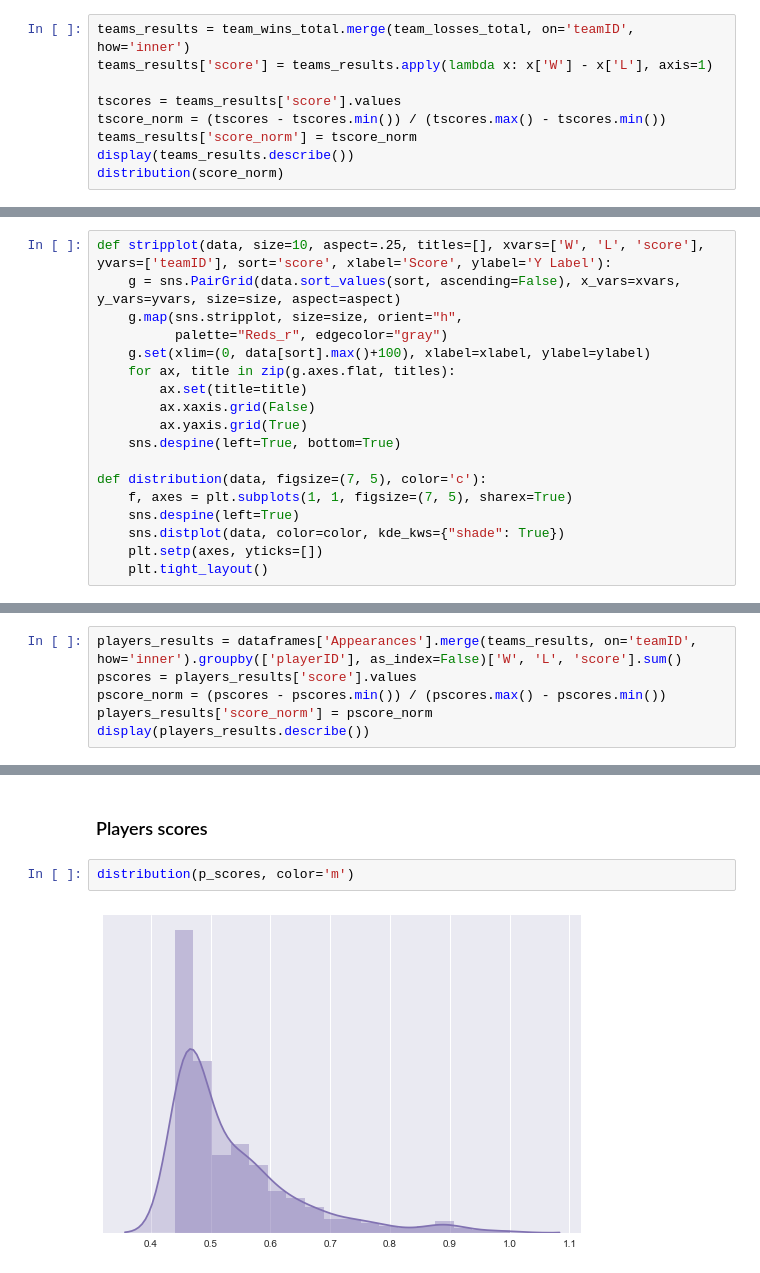
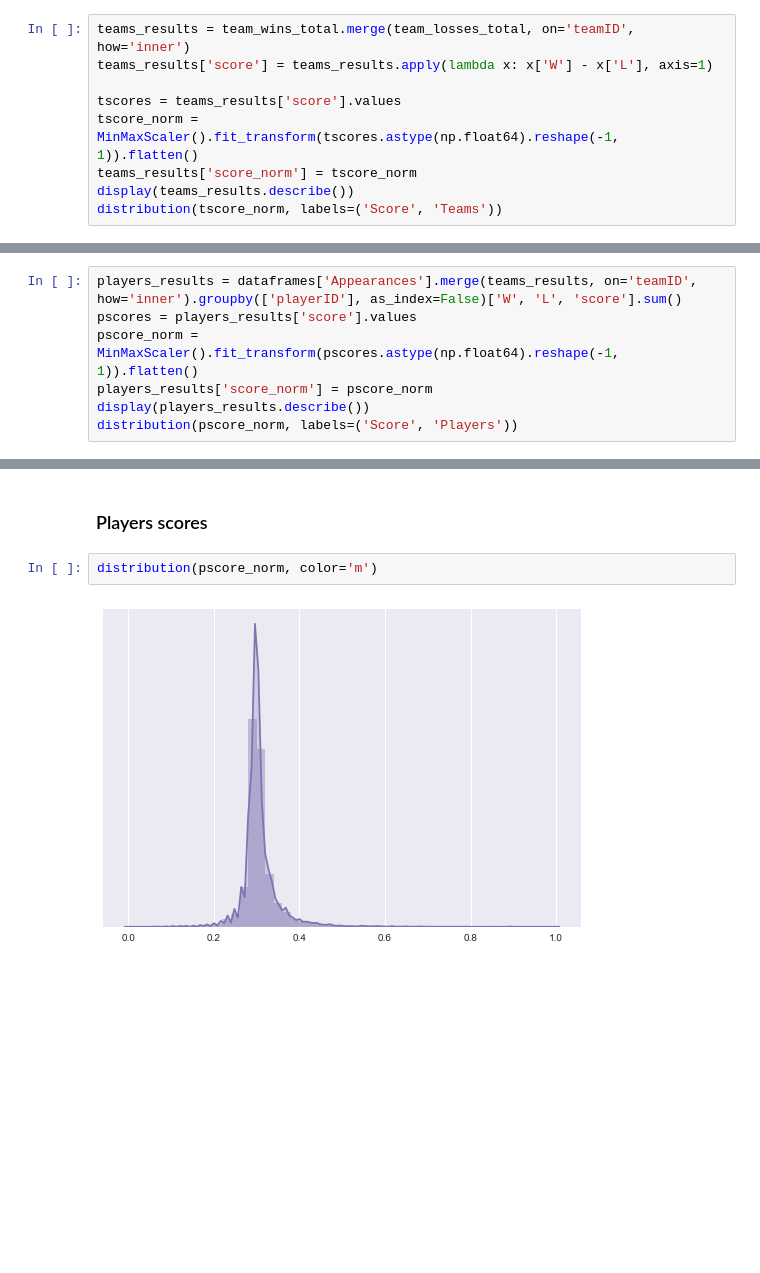
Before and after one commit to davidvartanian/dand-data-analysis-process, a Jupyter notebook: Investigate Data.ipynb, the cells around one changed output, grey strips where cells are left out. Cells and saved outputs as stored; diff of their text form; blank space fills up the shorter version.

```diff
--- a/Investigate Data.ipynb
+++ b/Investigate Data.ipynb
@@ -149,10 +218,10 @@ teams_results = team_wins_total.merge(team_losses_total, on='teamID', how='inner
 teams_results['score'] = teams_results.apply(lambda x: x['W'] - x['L'], axis=1)
 
 tscores = teams_results['score'].values
-tscore_norm = (tscores - tscores.min()) / (tscores.max() - tscores.min())
+tscore_norm = MinMaxScaler().fit_transform(tscores.astype(np.float64).reshape(-1, 1)).flatten()
 teams_results['score_norm'] = tscore_norm
 display(teams_results.describe())
-distribution(score_norm)
+distribution(tscore_norm, labels=('Score', 'Teams'))
 # %% [output]
 |  | W | L | score | score_norm |
 | count | 149.000000 | 149.000000 | 149.000000 | 149.000000 |
@@ -186,24 +255,6 @@ display(best_teams.describe())
 | max | 10711.000000 | 10188.000000 | 2436.000000 | 1.000000 |
 # %% [markdown]
 Now we have only 29 teams. If you check the previous figure the minimum score_norm was 0. Now it is 0.33, and max of course 1 since these are the best teams.
-# %%
-def stripplot(data, size=10, aspect=.25, titles=[], xvars=['W', 'L', 'score'], yvars=['teamID'], sort='score', xlabel='Score', ylabel='Y Label'):
-    g = sns.PairGrid(data.sort_values(sort, ascending=False), x_vars=xvars, y_vars=yvars, size=size, aspect=aspect)
-    g.map(sns.stripplot, size=size, orient="h",
-          palette="Reds_r", edgecolor="gray")
-    g.set(xlim=(0, data[sort].max()+100), xlabel=xlabel, ylabel=ylabel)
-    for ax, title in zip(g.axes.flat, titles):
-        ax.set(title=title)
-        ax.xaxis.grid(False)
-        ax.yaxis.grid(True)
-    sns.despine(left=True, bottom=True)
-
-def distribution(data, figsize=(7, 5), color='c'):
-    f, axes = plt.subplots(1, 1, figsize=(7, 5), sharex=True)
-    sns.despine(left=True)
-    sns.distplot(data, color=color, kde_kws={"shade": True})
-    plt.setp(axes, yticks=[])
-    plt.tight_layout()
 # %%
 print('Teams by Wins, Losses and Score')
 stripplot(best_teams, titles=['Wins', 'Losses', 'Score'])
@@ -224,9 +275,10 @@ Here we take a sample of the highest 2% of best players.
 # %%
 players_results = dataframes['Appearances'].merge(teams_results, on='teamID', how='inner').groupby(['playerID'], as_index=False)['W', 'L', 'score'].sum()
 pscores = players_results['score'].values
-pscore_norm = (pscores - pscores.min()) / (pscores.max() - pscores.min())
+pscore_norm = MinMaxScaler().fit_transform(pscores.astype(np.float64).reshape(-1, 1)).flatten()
 players_results['score_norm'] = pscore_norm
 display(players_results.describe())
+distribution(pscore_norm, labels=('Score', 'Players'))
 # %% [output]
 |  | W | L | score | score_norm |
 | count | 18912.000000 | 18912.000000 | 18912.000000 | 18912.000000 |
@@ -377,7 +448,7 @@ Again this is a not very clear correlation.
 # %% [markdown]
 ### Players scores
 # %%
-distribution(p_scores, color='m')
+distribution(pscore_norm, color='m')
 # %% [output]
-[figure, old version]
+[figure, new version]
 # %% [markdown]
```
Also changed, not shown: parts of 31 cells of this notebook, 2 other files.
